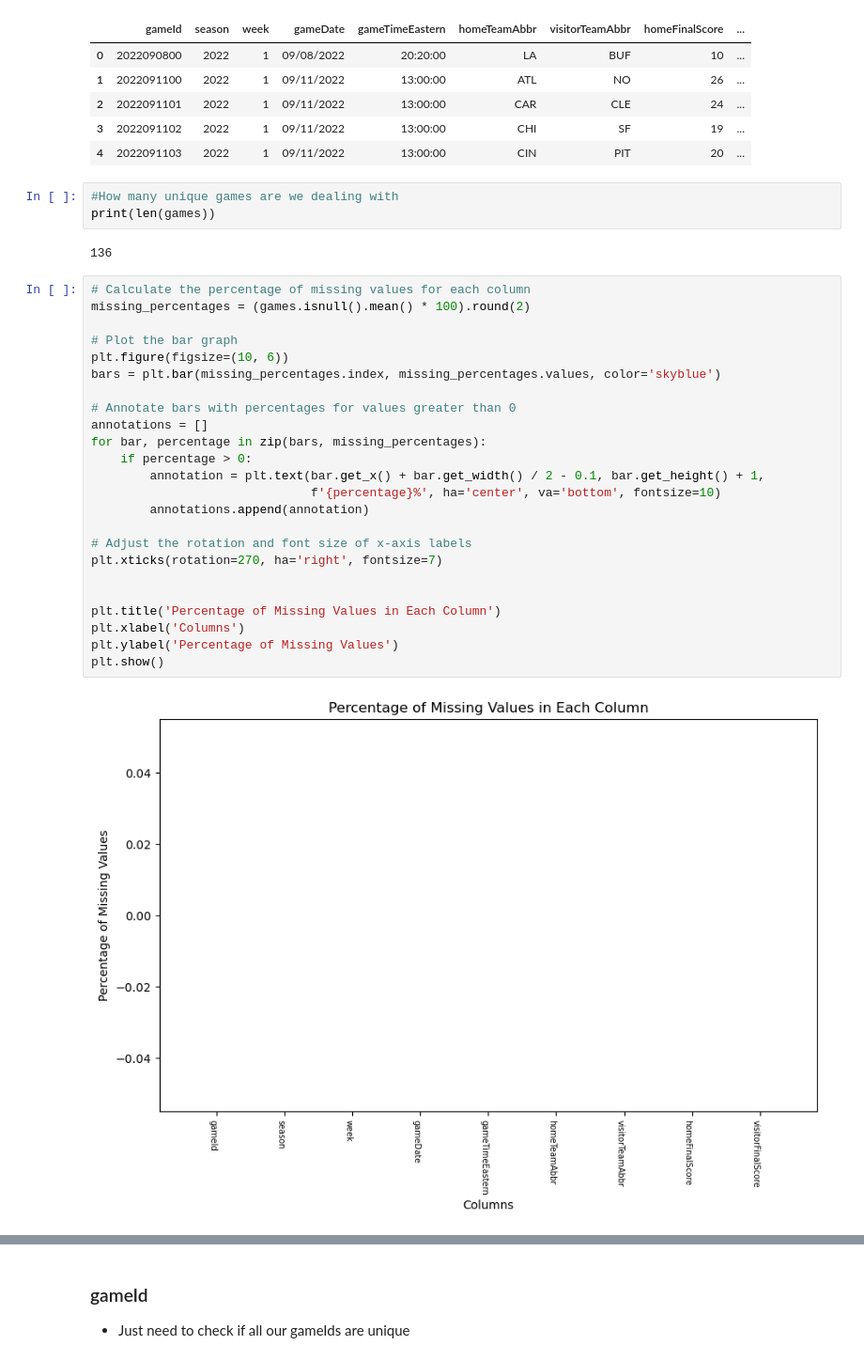
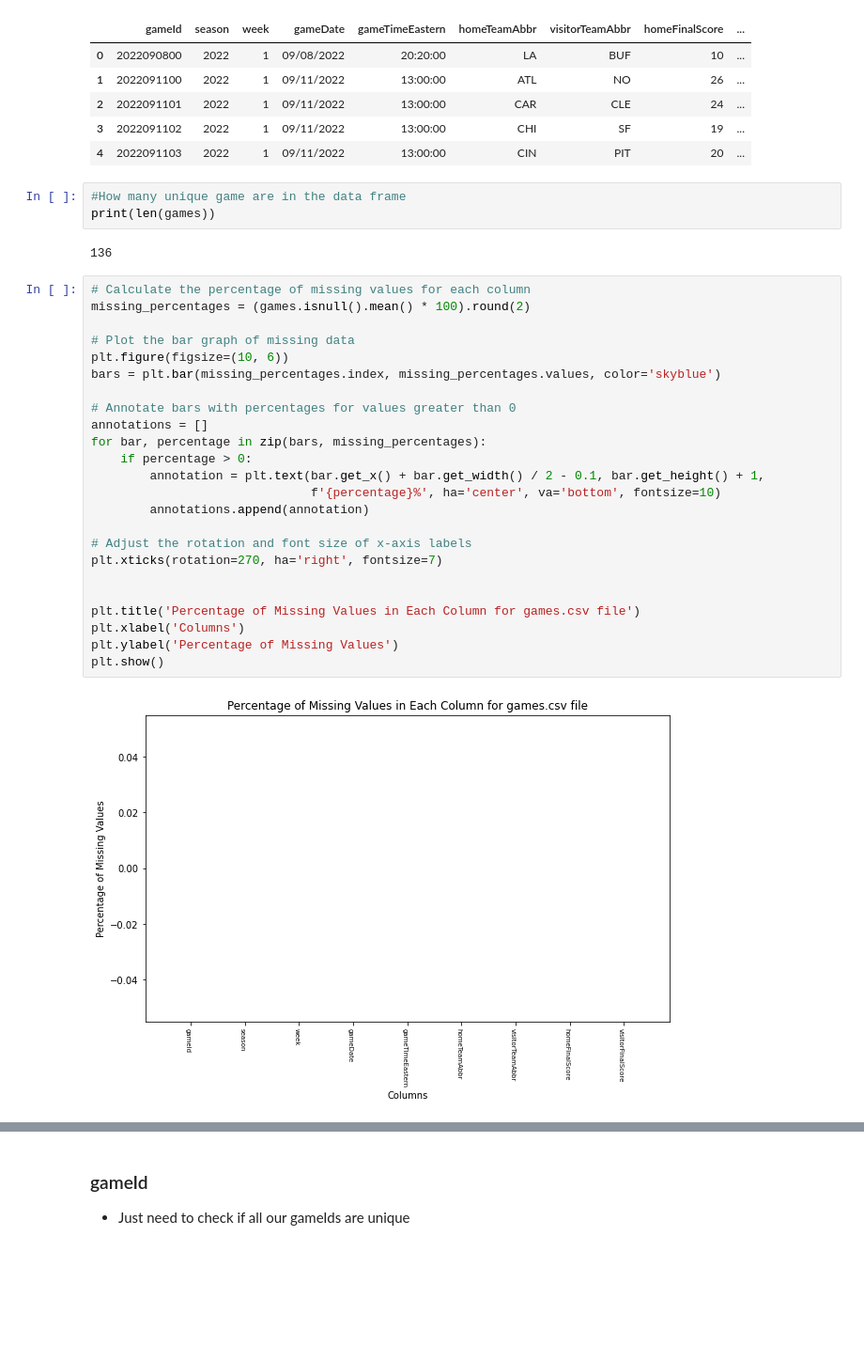
Before and after one commit to aquagz5/NFL-Capstone, a Jupyter notebook: 01-Data-Investigation/data_dictionary_univariate_analysis.ipynb, the cells around one changed output, grey strips where cells are left out. Shown at 94% size. Saved outputs shown, nothing was run; the diff lists cells and outputs as text; blank space fills up the shorter version.

```diff
--- a/01-Data-Investigation/data_dictionary_univariate_analysis.ipynb
+++ b/01-Data-Investigation/data_dictionary_univariate_analysis.ipynb
@@ -80,33 +81,33 @@ memory usage: 9.7+ KB
 | 3 | 2022091102 | 2022 | 1 | 09/11/2022 | 13:00:00 | CHI | SF | 19 | ... |
 | 4 | 2022091103 | 2022 | 1 | 09/11/2022 | 13:00:00 | CIN | PIT | 20 | ... |
 # %%
-#How many unique games are we dealing with
+#How many unique game are in the data frame
 print(len(games))
 # %% [output]
 136
 # %%
 # Calculate the percentage of missing values for each column
 missing_percentages = (games.isnull().mean() * 100).round(2)
 
-# Plot the bar graph
+# Plot the bar graph of missing data
 plt.figure(figsize=(10, 6))
 bars = plt.bar(missing_percentages.index, missing_percentages.values, color='skyblue')
 
 # Annotate bars with percentages for values greater than 0
 annotations = []
 for bar, percentage in zip(bars, missing_percentages):
     if percentage > 0:
         annotation = plt.text(bar.get_x() + bar.get_width() / 2 - 0.1, bar.get_height() + 1,
                               f'{percentage}%', ha='center', va='bottom', fontsize=10)
         annotations.append(annotation)
 
 # Adjust the rotation and font size of x-axis labels
 plt.xticks(rotation=270, ha='right', fontsize=7)
 
 
-plt.title('Percentage of Missing Values in Each Column')
+plt.title('Percentage of Missing Values in Each Column for games.csv file')
 plt.xlabel('Columns')
 plt.ylabel('Percentage of Missing Values')
 plt.show()
 # %% [output]
-[figure, old version]
+[figure, new version]
```
Also changed, not shown: parts of 6 cells of this notebook, 9 other files.
